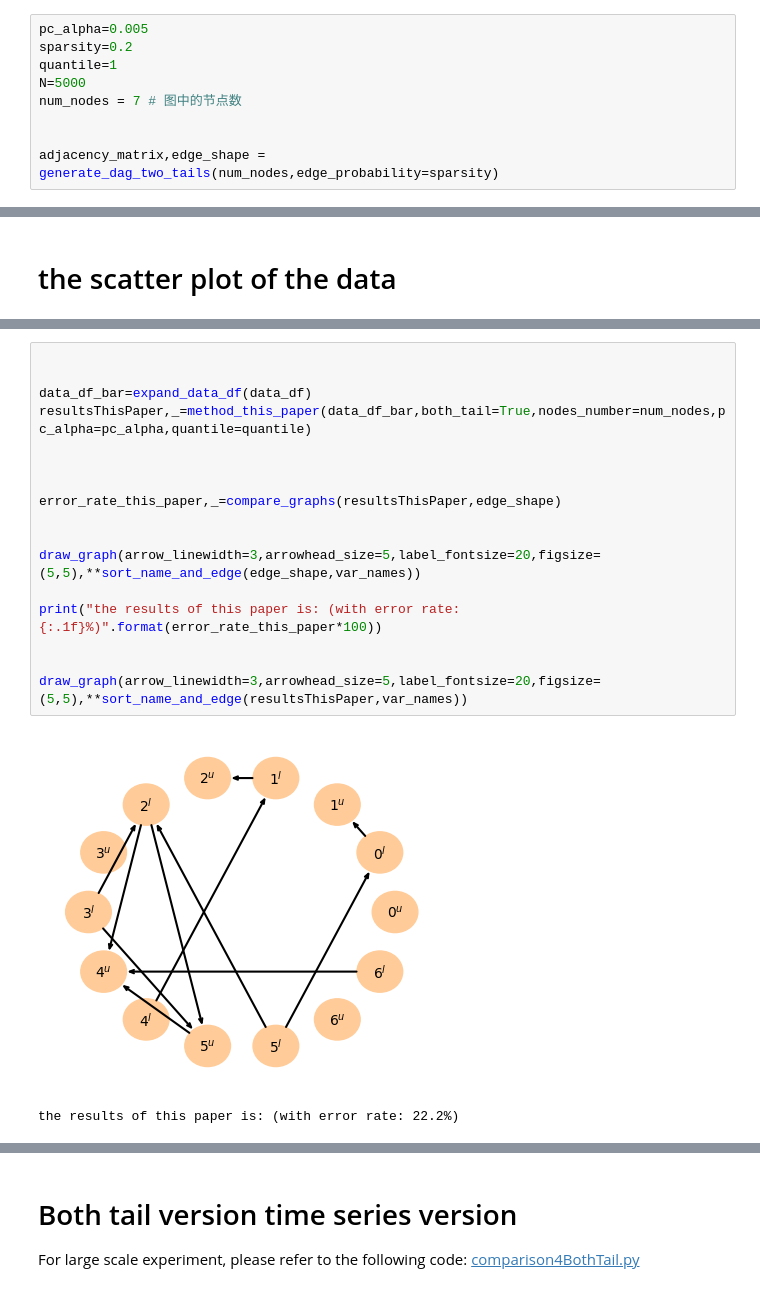
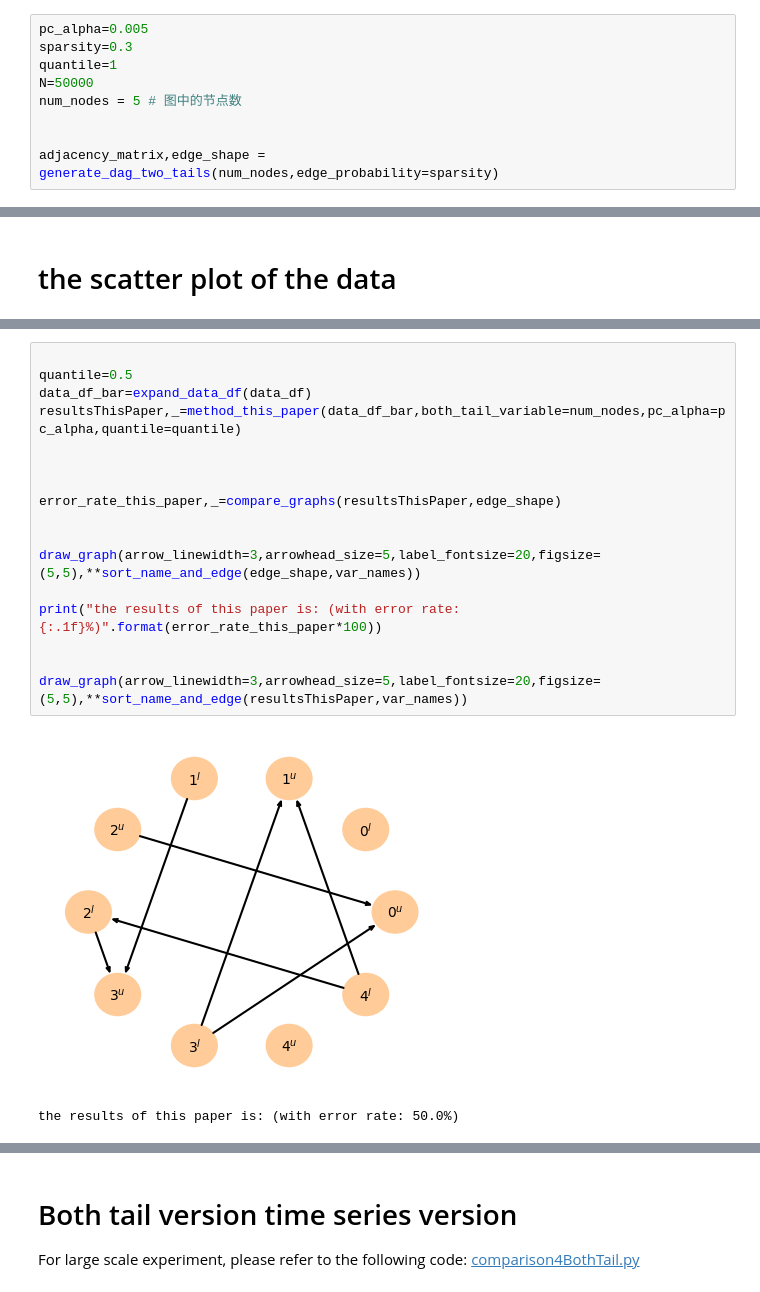
Before and after one commit to junshujiang/tailSCM, a Jupyter notebook: tutorial2_BothTailVersion_simulation.ipynb, the cells around one changed output, grey strips where cells are left out. Drawn from its saved outputs; the diff is of its cells as text.

```diff
--- a/tutorial2_BothTailVersion_simulation.ipynb
+++ b/tutorial2_BothTailVersion_simulation.ipynb
@@ -61,9 +61,9 @@ exp_result/115.20250226.simulationComparisonBothTailsVersion/xx.log
 # %%
 pc_alpha=0.005
-sparsity=0.2
+sparsity=0.3
 quantile=1
-N=5000
-num_nodes = 7 # 图中的节点数
+N=50000
+num_nodes = 5 # 图中的节点数
 
 
 adjacency_matrix,edge_shape = generate_dag_two_tails(num_nodes,edge_probability=sparsity)
@@ -96,20 +97,20 @@ g=sns.pairplot(simulation_both_tail_cross_section(N,adjacency_matrix),corner=Fal
 # %%
 
-
+quantile=0.5
 data_df_bar=expand_data_df(data_df)
-resultsThisPaper,_=method_this_paper(data_df_bar,both_tail=True,nodes_number=num_nodes,pc_alpha=pc_alpha,quantile=quantile)
+resultsThisPaper,_=method_this_paper(data_df_bar,both_tail_variable=num_nodes,pc_alpha=pc_alpha,quantile=quantile)
 
 
 
 error_rate_this_paper,_=compare_graphs(resultsThisPaper,edge_shape)
 
 
 draw_graph(arrow_linewidth=3,arrowhead_size=5,label_fontsize=20,figsize=(5,5),**sort_name_and_edge(edge_shape,var_names))
 
 print("the results of this paper is: (with error rate: {:.1f}%)".format(error_rate_this_paper*100))
 
 
 draw_graph(arrow_linewidth=3,arrowhead_size=5,label_fontsize=20,figsize=(5,5),**sort_name_and_edge(resultsThisPaper,var_names))
 # %% [output]
-[figure, old version]
+[figure, new version]
-the results of this paper is: (with error rate: 22.2%)
+the results of this paper is: (with error rate: 50.0%)
```
Also changed, not shown: parts of 8 cells of this notebook, 11 other files.
